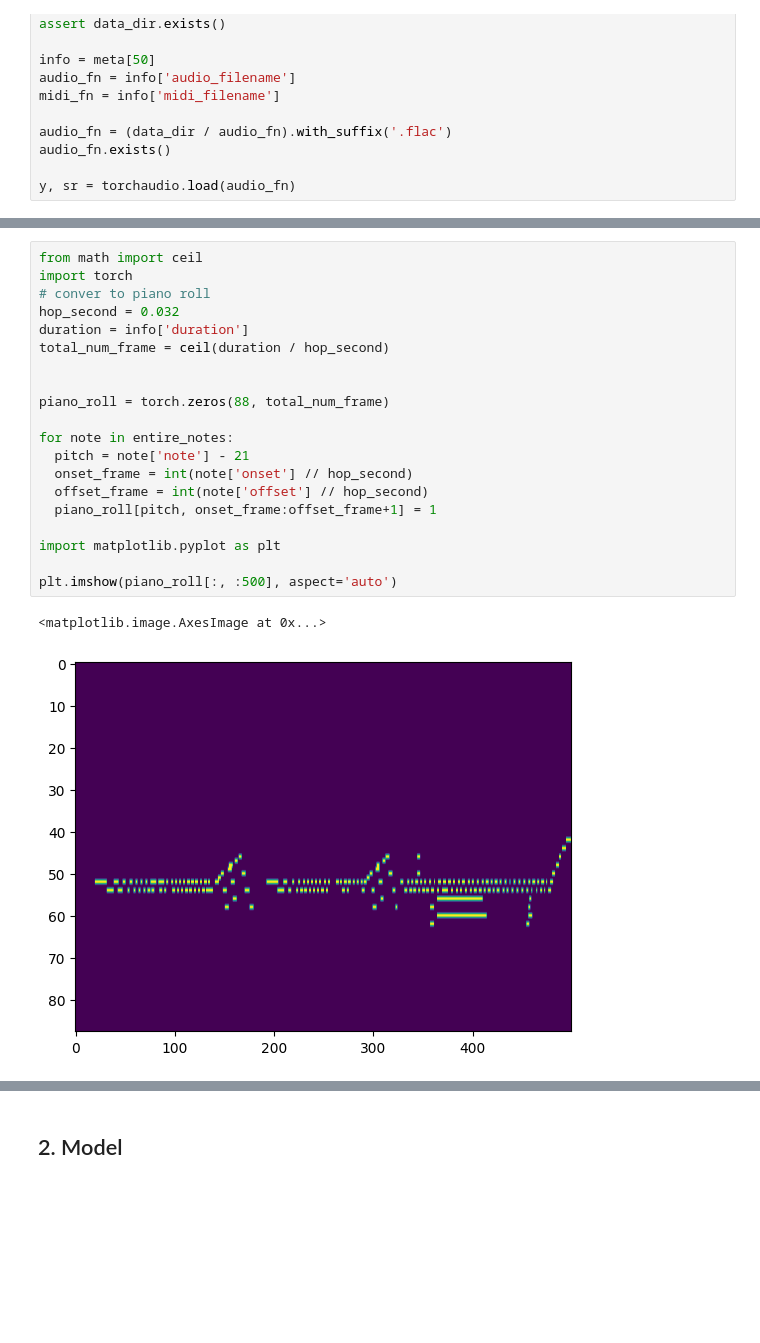
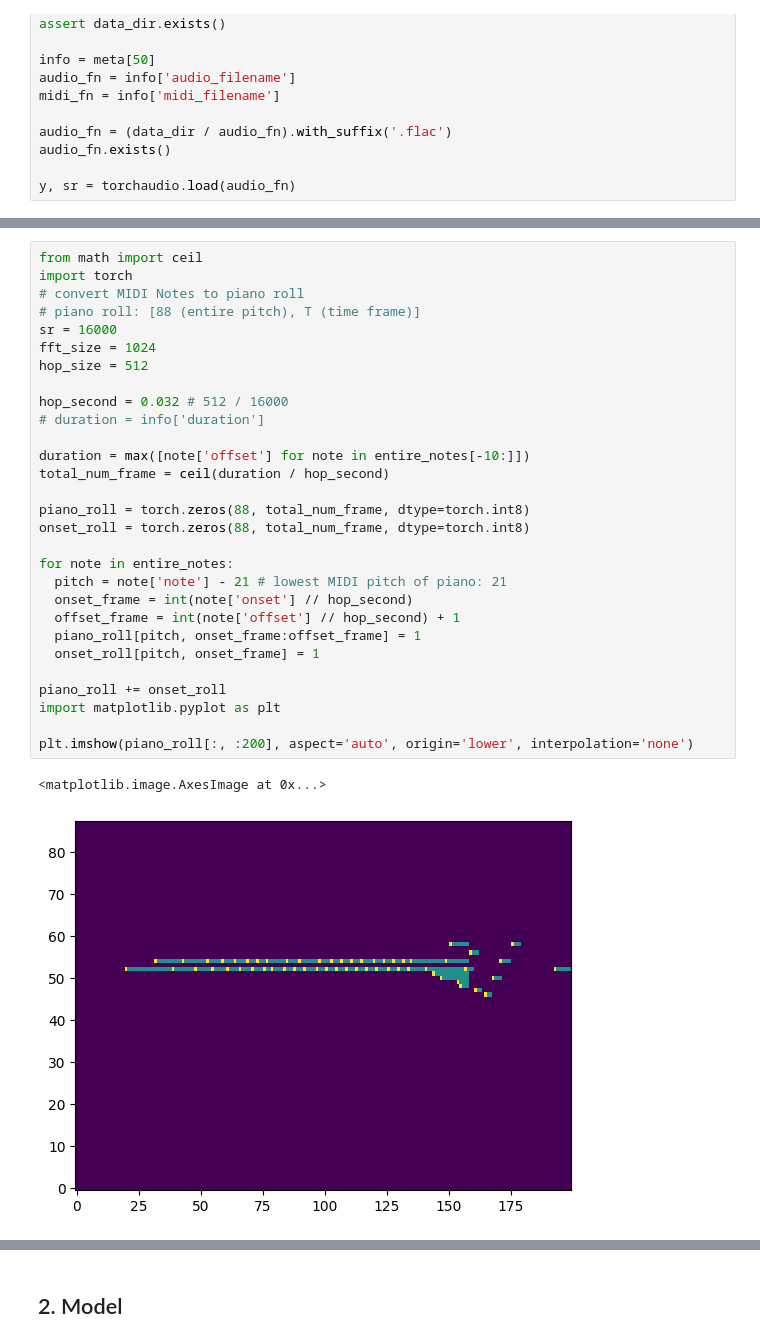
Before and after one commit to jdasam/ant5015-2024, a Jupyter notebook: notebooks/6_automatic_music_transcription.ipynb, the cells around one changed output, grey strips where cells are left out. Cells and saved outputs as stored; diff of their text form; blank space fills up the shorter version.

```diff
--- a/notebooks/6_automatic_music_transcription.ipynb
+++ b/notebooks/6_automatic_music_transcription.ipynb
@@ -137,23 +151,32 @@ entire_notes
 # %%
 from math import ceil
 import torch
-# conver to piano roll
-hop_second = 0.032
-duration = info['duration']
+# convert MIDI Notes to piano roll
+# piano roll: [88 (entire pitch), T (time frame)]
+sr = 16000
+fft_size = 1024
+hop_size = 512
+
+hop_second = 0.032 # 512 / 16000
+# duration = info['duration']
+
+duration = max([note['offset'] for note in entire_notes[-10:]])
 total_num_frame = ceil(duration / hop_second)
 
-
-piano_roll = torch.zeros(88, total_num_frame)
+piano_roll = torch.zeros(88, total_num_frame, dtype=torch.int8)
+onset_roll = torch.zeros(88, total_num_frame, dtype=torch.int8)
 
 for note in entire_notes:
-  pitch = note['note'] - 21
+  pitch = note['note'] - 21 # lowest MIDI pitch of piano: 21
   onset_frame = int(note['onset'] // hop_second)
-  offset_frame = int(note['offset'] // hop_second)
-  piano_roll[pitch, onset_frame:offset_frame+1] = 1
+  offset_frame = int(note['offset'] // hop_second) + 1
+  piano_roll[pitch, onset_frame:offset_frame] = 1
+  onset_roll[pitch, onset_frame] = 1
 
+piano_roll += onset_roll
 import matplotlib.pyplot as plt
 
-plt.imshow(piano_roll[:, :500], aspect='auto')
+plt.imshow(piano_roll[:, :200], aspect='auto', origin='lower', interpolation='none')
 # %% [output]
 <matplotlib.image.AxesImage at 0x...>
-[figure, old version]
+[figure, new version]
```
Also changed, not shown: parts of 13 cells of this notebook.
